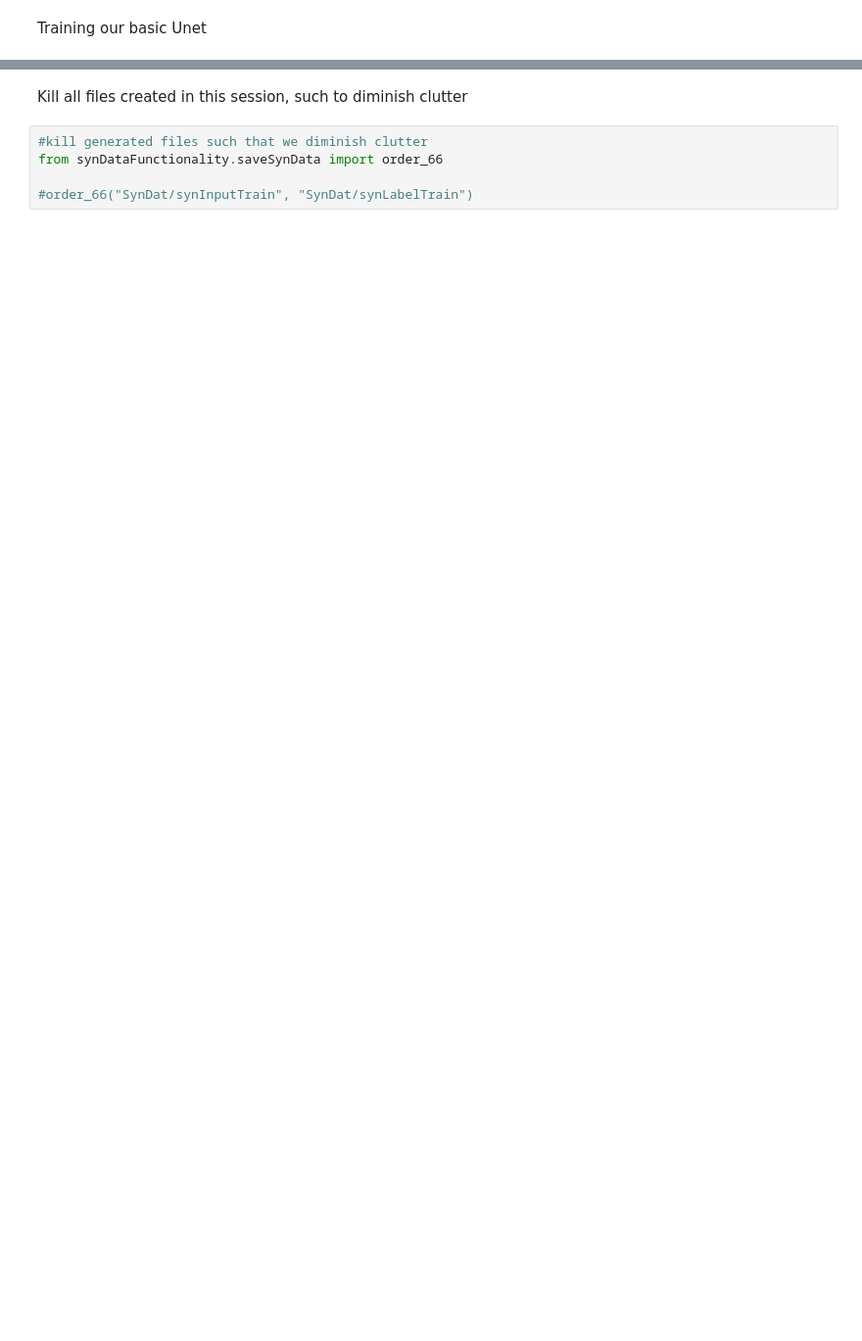
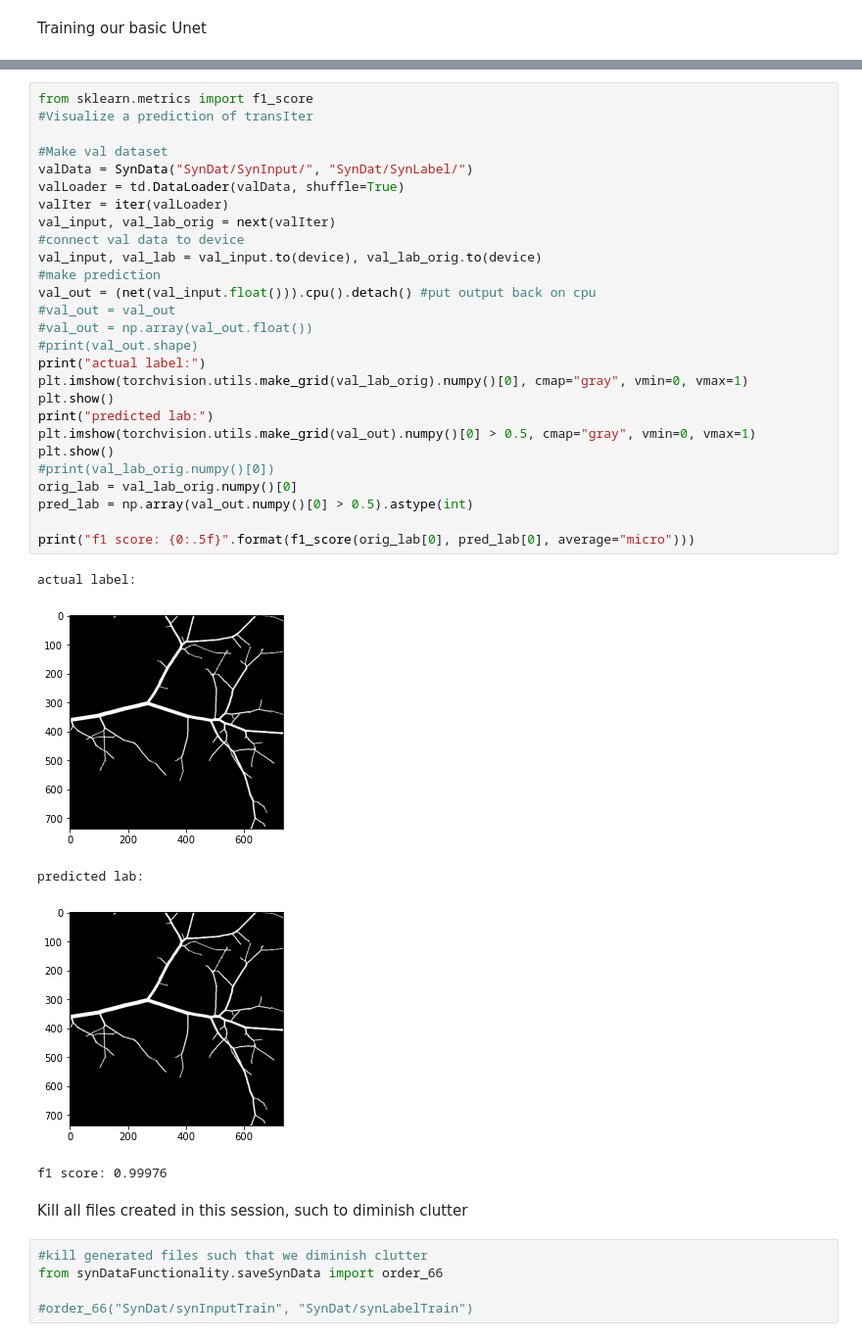
Before and after one commit to Nugni/Bachelor_rep_angiograms, a Jupyter notebook: src/Main.ipynb, the cells around one changed output, grey strips where cells are left out. Shown at 98% size. Saved outputs shown, nothing was run; the diff lists cells and outputs as text; blank space fills up the shorter version.

```diff
--- a/src/Main.ipynb
+++ b/src/Main.ipynb
@@ -154,3 +184,36 @@ KeyboardInterrupt:
+# %%
+from sklearn.metrics import f1_score
+#Visualize a prediction of transIter
+
+#Make val dataset
+valData = SynData("SynDat/SynInput/", "SynDat/SynLabel/")
+valLoader = td.DataLoader(valData, shuffle=True)
+valIter = iter(valLoader)
+val_input, val_lab_orig = next(valIter)
+#connect val data to device
+val_input, val_lab = val_input.to(device), val_lab_orig.to(device)
+#make prediction
+val_out = (net(val_input.float())).cpu().detach() #put output back on cpu
+#val_out = val_out
+#val_out = np.array(val_out.float())
+#print(val_out.shape)
+print("actual label:")
+plt.imshow(torchvision.utils.make_grid(val_lab_orig).numpy()[0], cmap="gray", vmin=0, vmax=1)
+plt.show()
+print("predicted lab:")
+plt.imshow(torchvision.utils.make_grid(val_out).numpy()[0] > 0.5, cmap="gray", vmin=0, vmax=1)
+plt.show()
+#print(val_lab_orig.numpy()[0])
+orig_lab = val_lab_orig.numpy()[0]
+pred_lab = np.array(val_out.numpy()[0] > 0.5).astype(int)
+
+print("f1 score: {0:.5f}".format(f1_score(orig_lab[0], pred_lab[0], average="micro")))
+# %% [output]
+actual label:
+[figure, added]
+predicted lab:
+[figure, added]
+f1 score: 0.99976
 # %% [markdown]
 Kill all files created in this session, such to diminish clutter
 # %%
```
Also changed, not shown: parts of 5 cells of this notebook, 1 other file.
